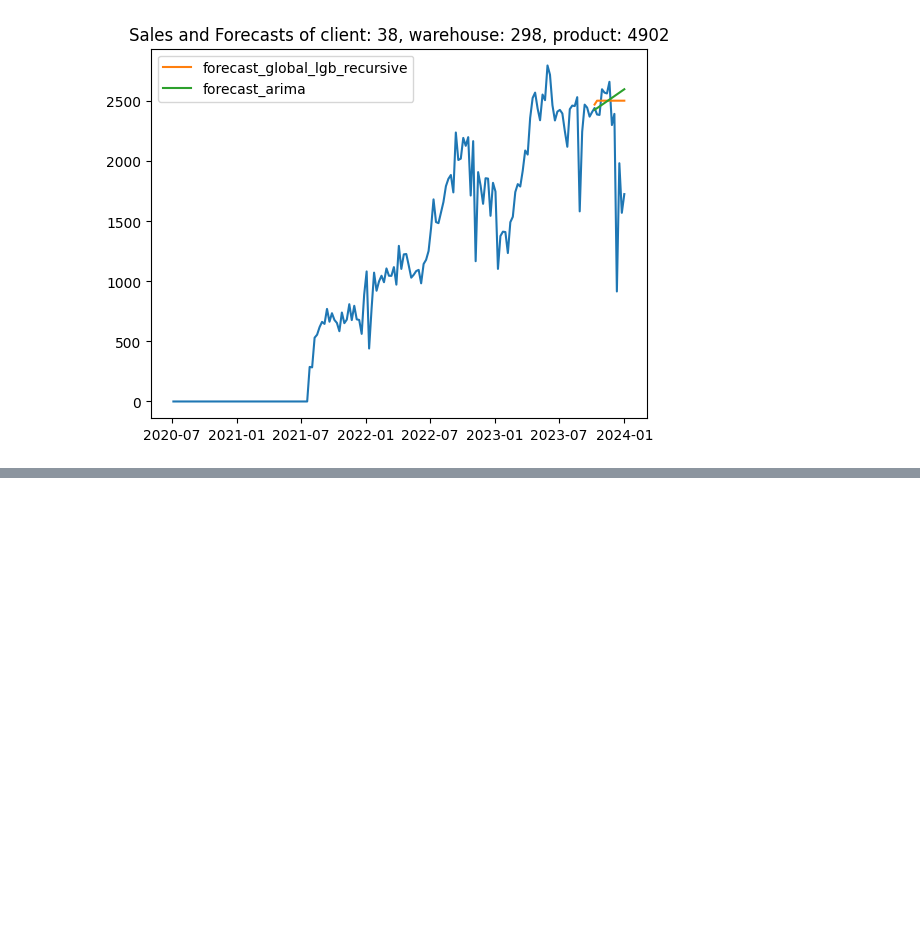
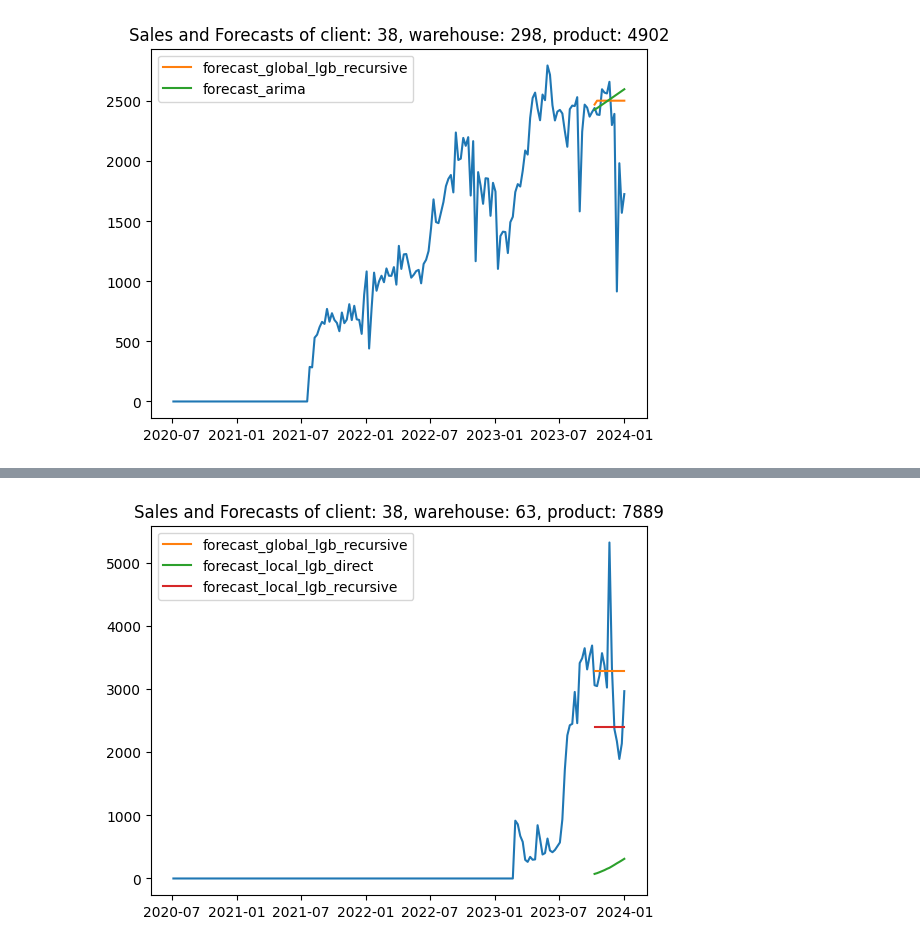
Before and after one commit to alanchn31/vn1_forecasting, a Jupyter notebook: notebook/demand_forecasting.ipynb, the cells around one changed output, grey strips where cells are left out. Cells and saved outputs as stored; diff of their text form; code cells hidden in the pictures; blank space fills up the shorter version.

```diff
--- a/notebook/demand_forecasting.ipynb
+++ b/notebook/demand_forecasting.ipynb
@@ -623,0 +566,4 @@ label_demand_type(sales_df.query("item_id == '42_153_7079'").query('sales_qty >
+# %%
+visual_diagnostics('38_63_7889', sales_df, forecast_result_arima, ['forecast_global_lgb_recursive', 'forecast_local_lgb_direct', 'forecast_local_lgb_recursive'])
+# %% [output]
+[figure, added]
```
Also changed, not shown: parts of 11 cells of this notebook, 5 other files.
